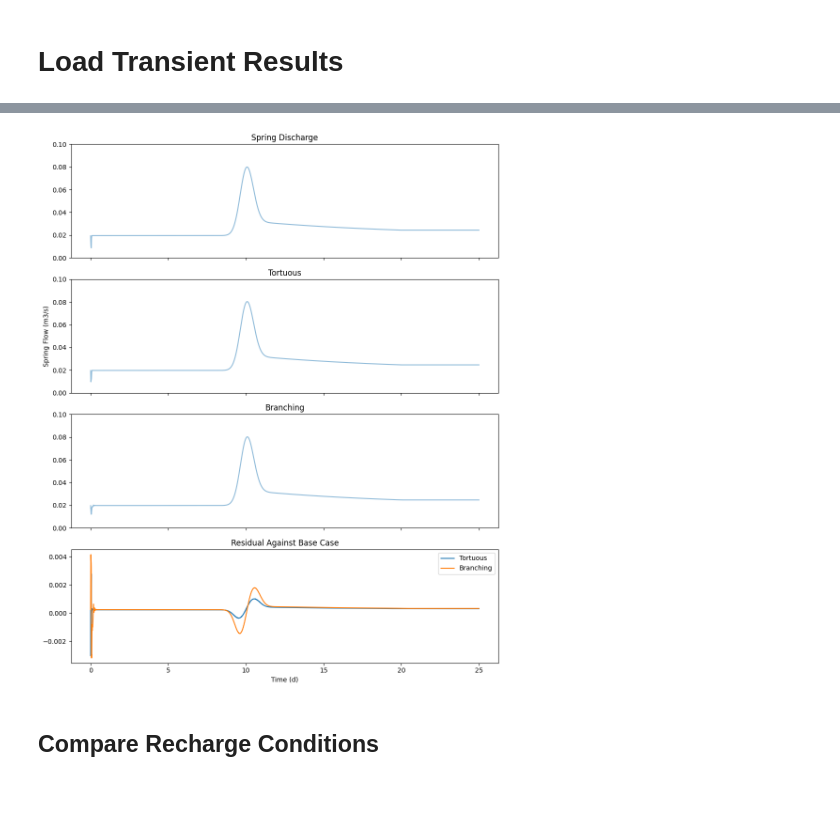
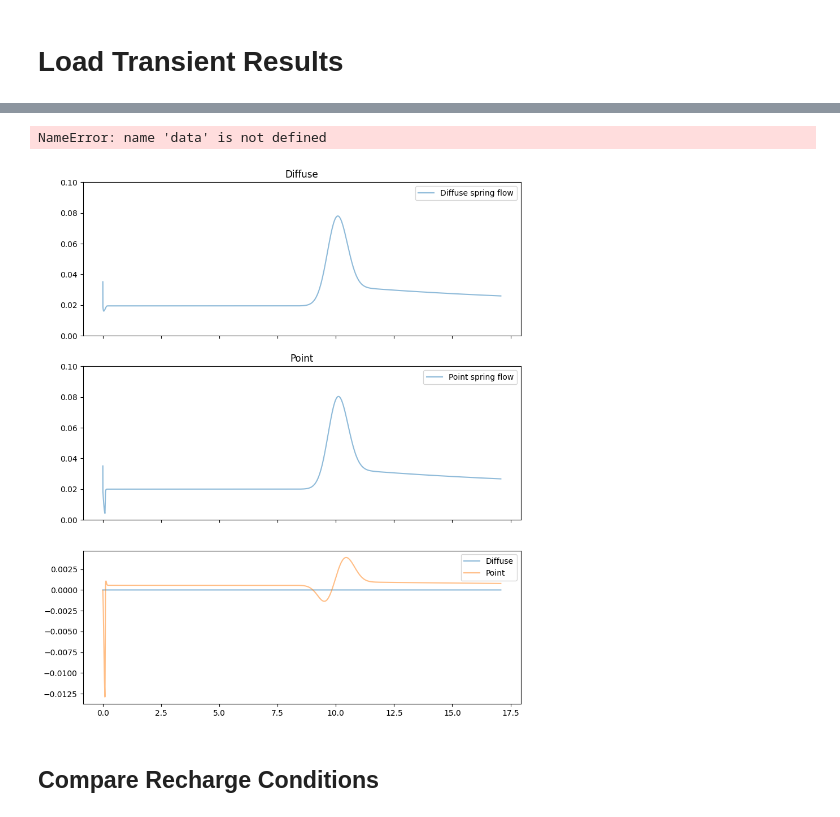
Before and after one commit to jhuang523/UMNBearSpring, a Jupyter notebook: openkarst/steady_state/conduit_geometry_setup.ipynb, the cells around one changed output, grey strips where cells are left out. Saved outputs shown, nothing was run; the diff lists cells and outputs as text; code cells hidden in the pictures.

```diff
--- a/openkarst/steady_state/conduit_geometry_setup.ipynb
+++ b/openkarst/steady_state/conduit_geometry_setup.ipynb
@@ -385,15 +408,8 @@ sc_spring = get_outlet_Q(Q, sc_network.outlets, sc_network.edges)
 # %%
-run_name = 'pykasso_n58_gauss'
-results = np.load(f'conduit_geometry_test/output/{run_name}/results_arrays.npz')
-input = load_yaml(f'conduit_geometry_test/input_files/{run_name}.yaml')
-run_network = input['network_dir']
-pk_network = ok.load_network_data(f'conduit_geometry_test/{run_network}/nodes.csv', f'conduit_geometry_test/{run_network}/edges.csv')
-pk_network.extract_diffuse_inlets()
-r = load_pickle(f'conduit_geometry_test/{input['inflow_file']}')
-Q = results['Q']
-y = results['y']
-pk_t = results['t']
-pk_spring = get_outlet_Q(Q, pk_network.outlets, pk_network.edges)
+run_name = 'slope_0008/point_only'
+results_dir = f'conduit_geometry_test/output/{run_name}/results_arrays.npz'
+network_dir = f'conduit_geometry_test/networks/slope_0008'
+Q2, y2, t2, spring2 = get_transient_results(results_dir, network_dir)
 # %%
 run_name = 'branching_straight_network_gauss'
 results = np.load(f'conduit_geometry_test/output/{run_name}/results_arrays.npz')
@@ -414,24 +425,39 @@ sns.lineplot(x = sc_t/86400, y=pk_spring[pk_network.outlets[0]]-sc_spring[sc_net
+# %%
+data.keys()
+# %% [output]
+NameError: name 'data' is not defined
 # %%
-fig, ax = plt.subplots(4, 1, sharex = True, gridspec_kw={'wspace' : 0}, figsize = (10, 12))
-i = 0
-for name, spring in {"Base" : sc_spring, "Tortuous" : pk_spring, "Branching" : b_spring}.items():
-    for node, Q_spring in spring.items():
-        sns.lineplot(x = pk_t/86400 if name == 'Tortuous' else sc_t/86400 if name == 'Base' else b_t/86400 , y = Q_spring, alpha = 0.5, ax = ax[i])
-        ax[i].set_title(name)
-        ax[i].set_ylim(0, 0.1)
-        i+= 1
-
-ax[3].set_xlabel("Time (d)")
-ax[1].set_ylabel("Spring Flow (m3/s)")
-ax[0].set_title("Spring Discharge")
-sns.lineplot(x = sc_t/86400, y=pk_spring[pk_network.outlets[0]]-sc_spring[sc_network.outlets[0]], ax = ax[3], label = 'Tortuous')
-sns.lineplot(x = sc_t/86400, y=b_spring[b_network.outlets[0]]-sc_spring[sc_network.outlets[0]], ax = ax[3], label = 'Branching')
-ax[3].set_title("Residual Against Base Case")
-# for nodes, r_i in r.items():
-#     sns.lineplot(x = r_i['time'], y = r_i['flow'] * len(nodes), label = 'diffuse R' if len(nodes) > 1 else 'point R')
-plt.tight_layout()
+data = {
+    'Diffuse' : {'Q' : Q1, 't' : t1, 'h' :y1, 'spring' : spring1},
+    'Point' : {'Q' : Q2, 't' : t2, 'h' : y2, 'spring' : spring2}
+}
+base_case = data['Diffuse']['spring'][list(data['Diffuse']['spring'].keys())[0]]
-# %% [output]
-[figure, removed]
+# %%
+
+fig, ax = plt.subplots(len(data.keys())+1, 1, sharex = True, gridspec_kw={'wspace' : 0}, figsize = (10, 12))
+i = 0
+for name in data.keys():
+    spring = data[name]['spring']
+    t = data[name]['t']
+    for node, Q_spring in spring.items():
+        sns.lineplot(x = t/86400, y = Q_spring, alpha = 0.5, ax = ax[i], label = f"{name} spring flow")
+        ax[i].set_title(name)
+        ax[i].set_ylim(0, 0.1)
+        i+= 1
+        sns.lineplot( x = t/86400, y = Q_spring - base_case, alpha = 0.5, ax = ax[len(data.keys())], label = f"{name}")
+
+
+# ax[3].set_xlabel("Time (d)")
+# ax[1].set_ylabel("Spring Flow (m3/s)")
+# ax[0].set_title("Spring Discharge")
+# sns.lineplot(x = sc_t/86400, y=pk_spring[pk_network.outlets[0]]-sc_spring[sc_network.outlets[0]], ax = ax[3], label = 'Tortuous')
+# sns.lineplot(x = sc_t/86400, y=b_spring[b_network.outlets[0]]-sc_spring[sc_network.outlets[0]], ax = ax[3], label = 'Branching')
+# ax[3].set_title("Residual Against Base Case")
+# # for nodes, r_i in r.items():
+# #     sns.lineplot(x = r_i['time'], y = r_i['flow'] * len(nodes), label = 'diffuse R' if len(nodes) > 1 else 'point R')
+# plt.tight_layout()
+# %% [output]
+[figure, added]
 # %% [markdown]
 ## Compare Recharge Conditions
 # %%
```
Also changed, not shown: parts of 10 cells of this notebook, 6 other files.
